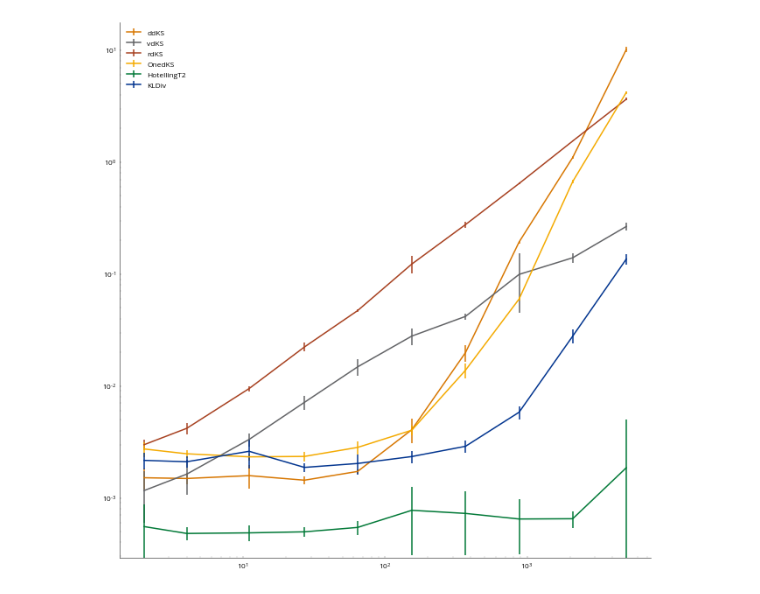
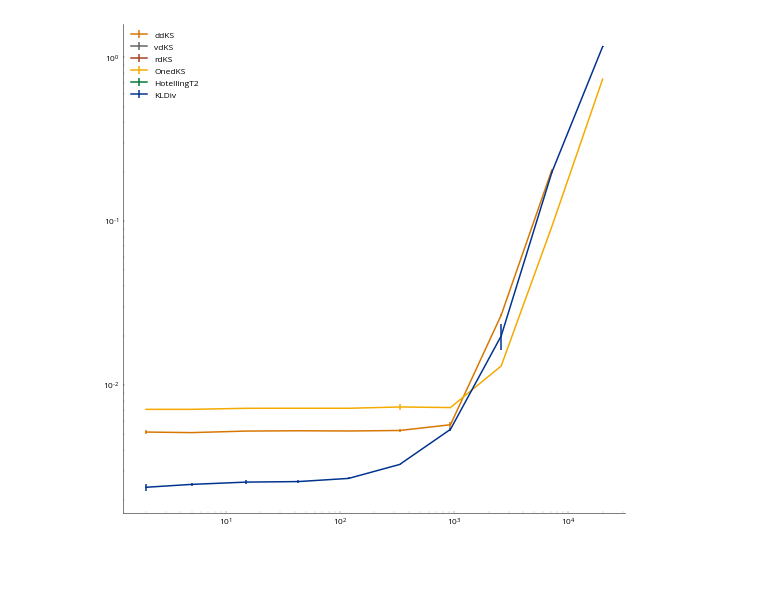
Before and after one commit to pnnl/DDKS, a Jupyter notebook: notebooks/xdks_timing.ipynb, the cells around one changed output. Saved outputs shown, nothing was run; the diff lists cells and outputs as text; code cells hidden in the pictures; blank space fills up the shorter version.

```diff
--- a/notebooks/xdks_timing.ipynb
+++ b/notebooks/xdks_timing.ipynb
@@ -57,47 +70,13 @@ KLDiv
-# %%
-methods_list = [methods.ddks_method,  methods.vdks_method, methods.rdks_method, methods.onedks_method,
-                methods.hotelling_method, methods.kldiv_method]
-datasets = [MM]#, MM]
-sample_sizes = np.geomspace(2, 10000, 10).astype(int)
-trials = 10
-
-def time_method(_method, Dataset, dimension, parameter, sample_size=100, permutations=100):
-    if Dataset.name == 'GVM':
-        kwargs = dict(mean_p=0.5+parameter, mean_t=0.5)
-    elif Dataset.name == 'GVS':
-        kwargs = dict(std_p=0.5+parameter, std_t=0.5)
-    elif Dataset.name == 'Skew':
-        kwargs = dict(lambda_p=0.5+parameter, lambda_t=0.5)
-    elif Dataset.name == 'MM':
-        kwargs = dict(noise_fraction=parameter)
-
-    _dataset = Dataset(dimension=dimension, sample_size=sample_size, **kwargs)
-    p, t = next(_dataset)
-    start = time.time()
-    d = _method.score_function(p, t)
-    end = time.time()
-    return end - start
-
-
-times = np.empty((len(methods_list), len(datasets), len(sample_sizes), trials))
-for i, method in enumerate(methods_list):
-    print(method.name)
-    for j, dataset in enumerate(datasets):
-        for k, sample_size in enumerate(tqdm.tqdm(sample_sizes)):
-            for l in range(trials):
-                times[i, j, k, l] = time_method(method, dataset, dimension=3, parameter=0.0, sample_size=sample_size)
-
-pickle.dump(times, open('times.pkl', 'wb'))
 # %%
 plt.figure(figsize=(9,9))
 
 for i, method in enumerate(methods_list):
     for j, dataset in enumerate(datasets):
-        mean_times = np.mean(times[i, j, ...], axis=1)
-        std_times = np.std(times[i, j, ...], axis=1)
+        mean_times = np.mean(times_gpu[i, j, ...], axis=1)
+        std_times = np.std(times_gpu[i, j, ...], axis=1)
         plt.errorbar(sample_sizes, mean_times, yerr=std_times, label=method.name)
 plt.loglog()
 plt.legend()
 plt.show()
 # %% [output]
-[figure, old version]
+[figure, new version]
```
Also changed, not shown: parts of 6 cells of this notebook, 1 other file.
